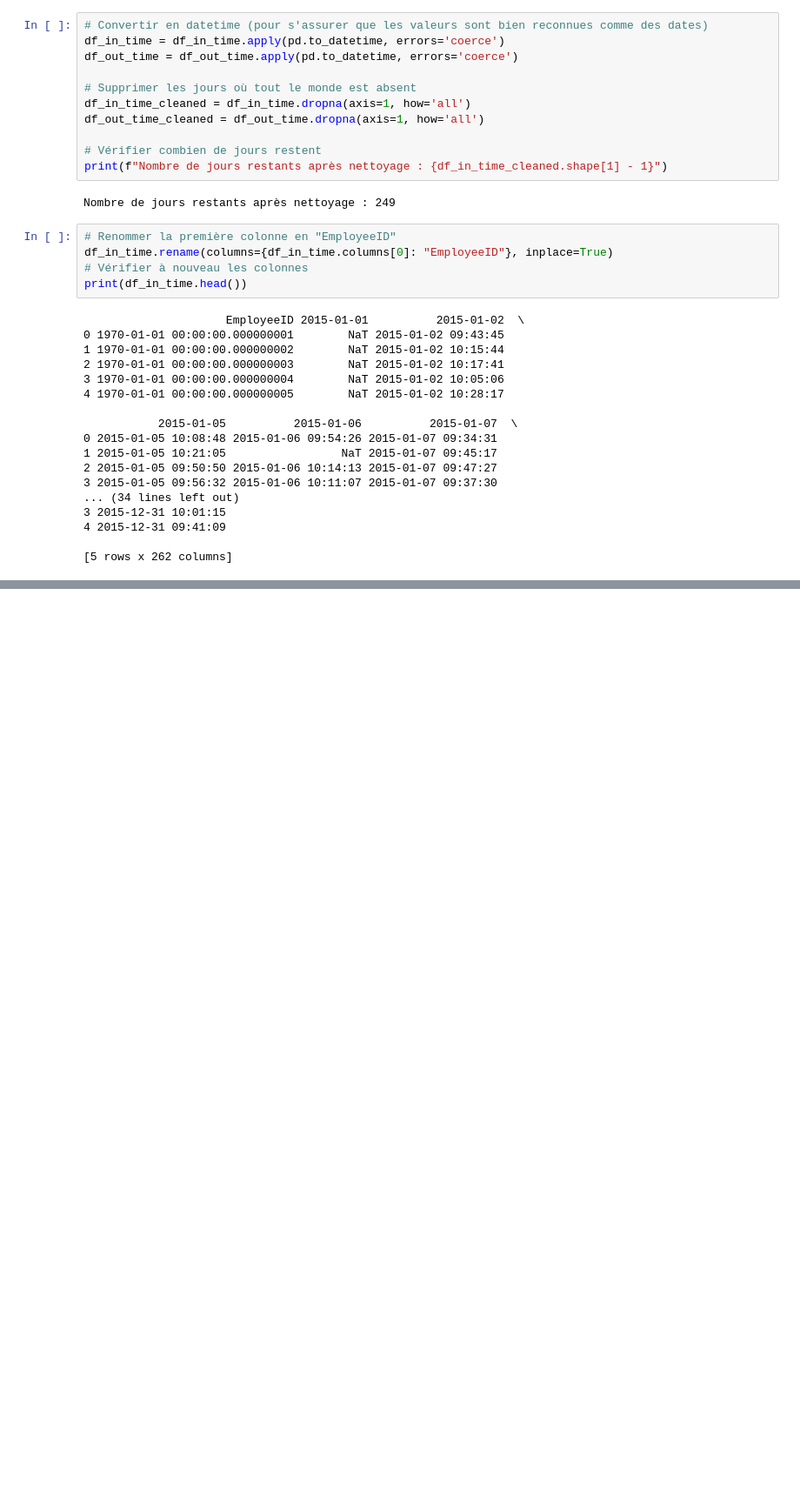
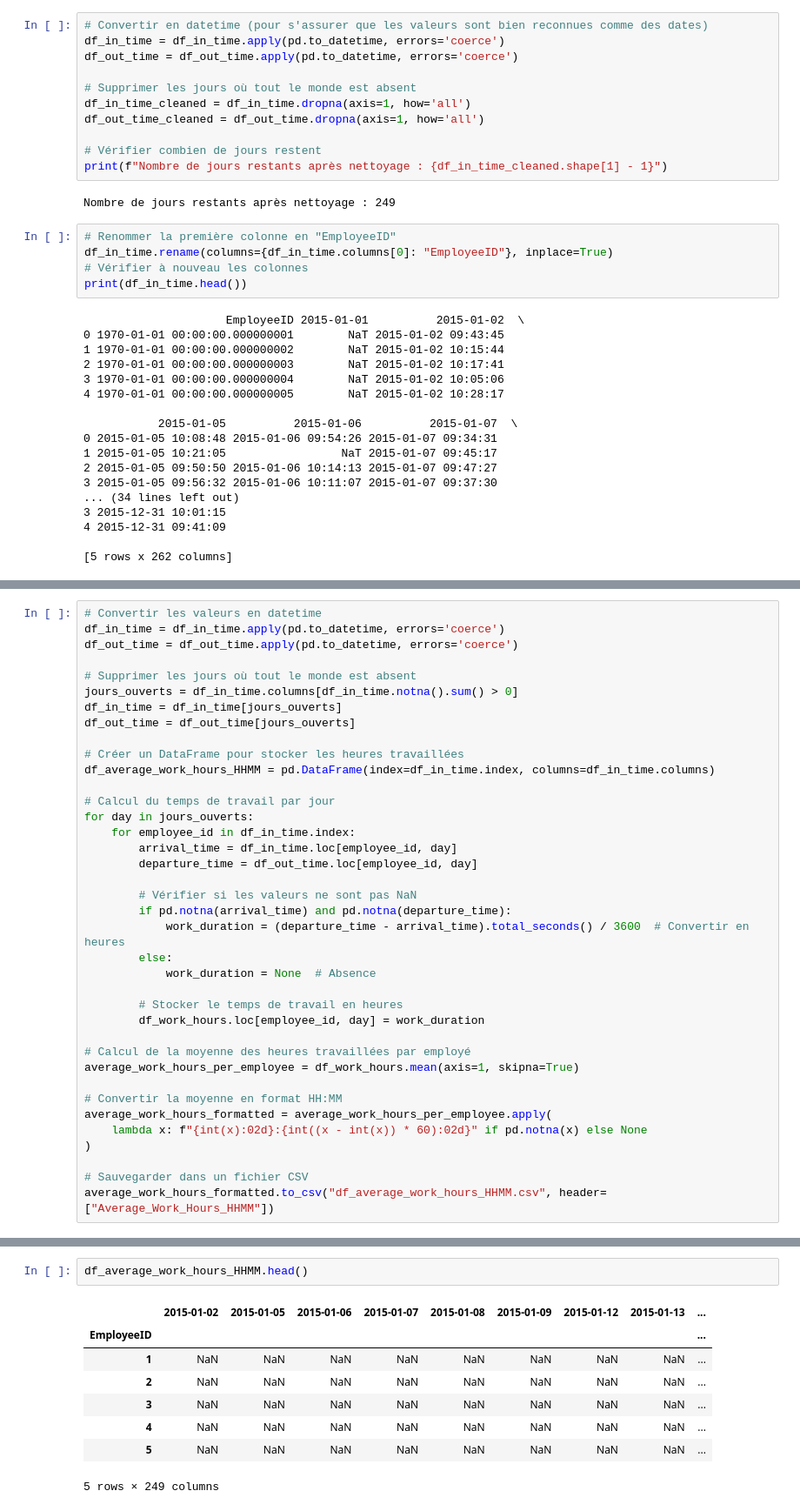
Before and after one commit to R-Florent/Bloc-Intelligence-Artificielle-CESI, a Jupyter notebook: Projet.ipynb, the cells around one changed output, grey strips where cells are left out. Shown at 87% size. Drawn from its saved outputs; the diff is of its cells as text; blank space fills up the shorter version.

Commit message:
FEATURE: ajout du note book plus base de donnée in et out combiner pour donnée heure

```diff
--- a/Projet.ipynb
+++ b/Projet.ipynb
@@ -330,0 +400,38 @@ df_work_hours_seconde.head(-1)
+# %%
+# Convertir les valeurs en datetime
+df_in_time = df_in_time.apply(pd.to_datetime, errors='coerce')
+df_out_time = df_out_time.apply(pd.to_datetime, errors='coerce')
+
+# Supprimer les jours où tout le monde est absent
+jours_ouverts = df_in_time.columns[df_in_time.notna().sum() > 0]
+df_in_time = df_in_time[jours_ouverts]
+df_out_time = df_out_time[jours_ouverts]
+
+# Créer un DataFrame pour stocker les heures travaillées
+df_average_work_hours_HHMM = pd.DataFrame(index=df_in_time.index, columns=df_in_time.columns)
+
+# Calcul du temps de travail par jour
+for day in jours_ouverts:
+    for employee_id in df_in_time.index:
+        arrival_time = df_in_time.loc[employee_id, day]
+        departure_time = df_out_time.loc[employee_id, day]
+
+        # Vérifier si les valeurs ne sont pas NaN
+        if pd.notna(arrival_time) and pd.notna(departure_time):
+            work_duration = (departure_time - arrival_time).total_seconds() / 3600  # Convertir en heures
+        else:
+            work_duration = None  # Absence
+
+        # Stocker le temps de travail en heures
+        df_work_hours.loc[employee_id, day] = work_duration
+
+# Calcul de la moyenne des heures travaillées par employé
+average_work_hours_per_employee = df_work_hours.mean(axis=1, skipna=True)
+
+# Convertir la moyenne en format HH:MM
+average_work_hours_formatted = average_work_hours_per_employee.apply(
+    lambda x: f"{int(x):02d}:{int((x - int(x)) * 60):02d}" if pd.notna(x) else None
+)
+
+# Sauvegarder dans un fichier CSV
+average_work_hours_formatted.to_csv("df_average_work_hours_HHMM.csv", header=["Average_Work_Hours_HHMM"])
@@ -330,0 +449,11 @@ df_work_hours_seconde.head(-1)
+# %%
+df_average_work_hours_HHMM.head()
+# %% [output]
+|  | 2015-01-02 | 2015-01-05 | 2015-01-06 | 2015-01-07 | 2015-01-08 | 2015-01-09 | 2015-01-12 | 2015-01-13 | ... |
+| EmployeeID |  |  |  |  |  |  |  |  | ... |
+| 1 | NaN | NaN | NaN | NaN | NaN | NaN | NaN | NaN | ... |
+| 2 | NaN | NaN | NaN | NaN | NaN | NaN | NaN | NaN | ... |
+| 3 | NaN | NaN | NaN | NaN | NaN | NaN | NaN | NaN | ... |
+| 4 | NaN | NaN | NaN | NaN | NaN | NaN | NaN | NaN | ... |
+| 5 | NaN | NaN | NaN | NaN | NaN | NaN | NaN | NaN | ... |
+5 rows × 249 columns
```
Also changed, not shown: parts of 14 cells of this notebook.
